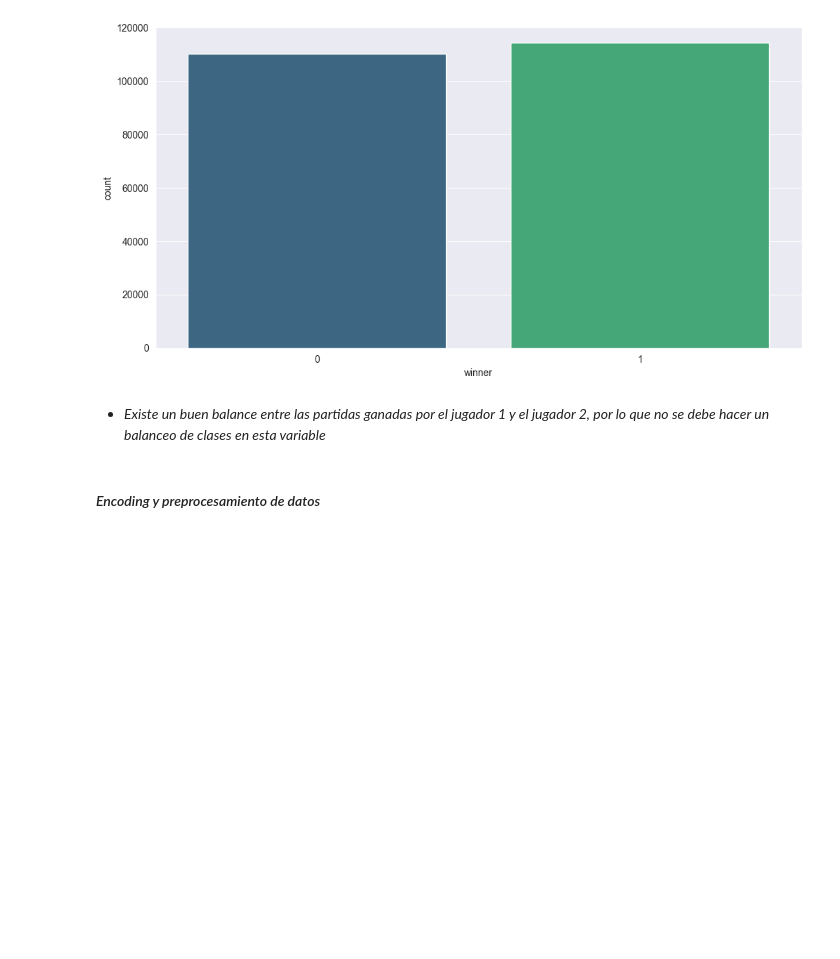
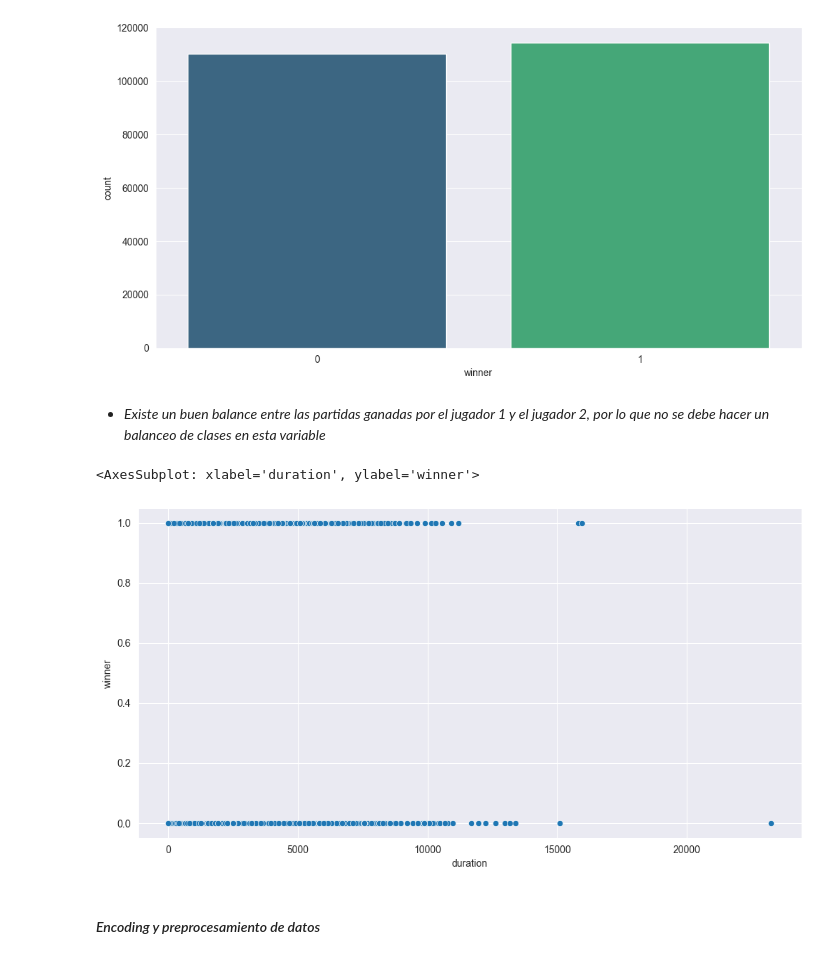
Before and after one commit to DiegoPerdomo0805/proyecto_aoe2, a Jupyter notebook: exploration.ipynb, the cells around one changed output. Cells and saved outputs as stored; diff of their text form; code cells hidden in the pictures; blank space fills up the shorter version.

```diff
--- a/exploration.ipynb
+++ b/exploration.ipynb
@@ -250,6 +250,14 @@ Name: winner, dtype: int64
 [figure]
 # %% [markdown]
 * _Existe un buen balance entre las partidas ganadas por el jugador 1 y el jugador 2, por lo que no se debe hacer un balanceo de clases en esta variable_
+# %%
+# scatter plot for the duration of the game
+
+plt.figure(figsize=(12, 6))
+sns.scatterplot(x='duration', y='winner', data=df, palette='viridis')
+# %% [output]
+<AxesSubplot: xlabel='duration', ylabel='winner'>
+[figure, added]
 # %% [markdown]
 #### *Encoding y preprocesamiento de datos*
 # %%
```
Also changed, not shown: parts of 3 cells of this notebook, 3 other files.
